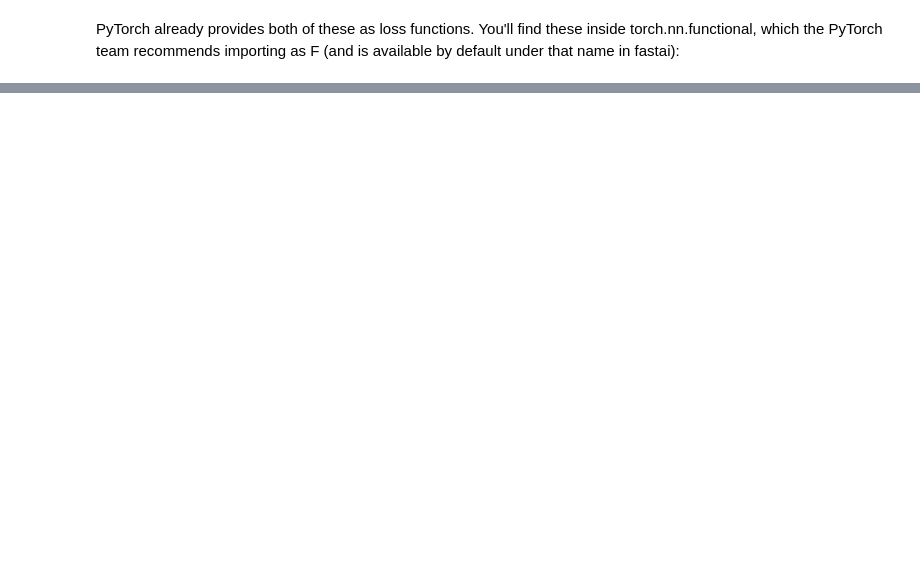
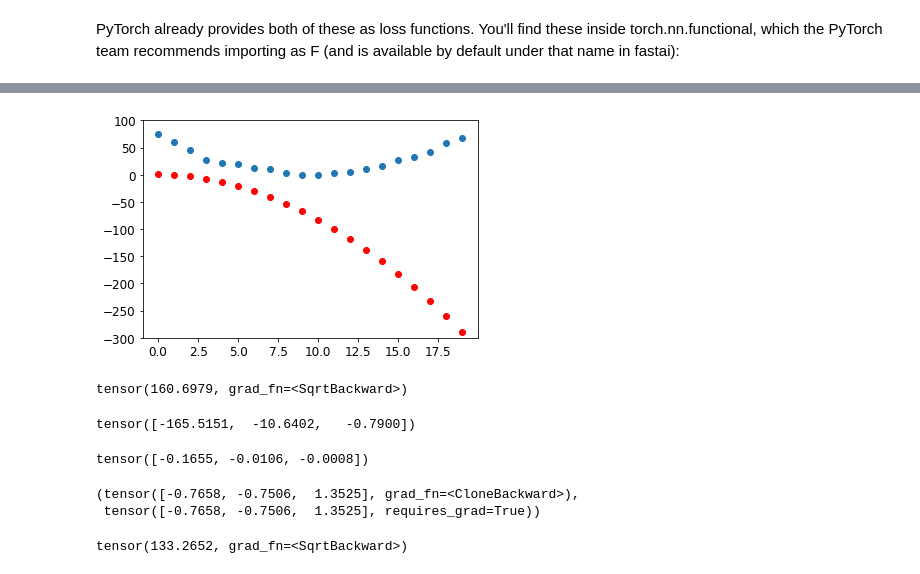
Before and after one commit to code4plot/aws, a Jupyter notebook: MNIST_3-7.ipynb, the cells around one changed output, grey strips where cells are left out. Cells and saved outputs as stored; diff of their text form; code cells hidden in the pictures; blank space fills up the shorter version.

```diff
--- a/MNIST_3-7.ipynb
+++ b/MNIST_3-7.ipynb
@@ -163,0 +282,5 @@ F.l1_loss(a_3, mean7), F.mse_loss(a_3, mean7).sqrt()
+# %%
+#define a quadratic function
+def f(t,params):
+    a,b,c = params
+    return a*(t**2) + (b*t) + c
@@ -163,0 +291,37 @@ F.l1_loss(a_3, mean7), F.mse_loss(a_3, mean7).sqrt()
+# %%
+#initialize parameters
+params = torch.randn(3).requires_grad_()
+orig_params = params.clone()
+# %%
+#calculate the predictions
+preds = f(time, params)
+# %%
+#function to plot out prediction vs targets
+def show_preds(preds, ax = None):
+    if ax is None: ax=plt.subplots()[1]
+    ax.plot(time,speed, 'o')
+    ax.plot(time, to_np(preds), 'o', color='red')
+    ax.set_ylim(-300,100)
+# %%
+show_preds(preds)
+# %% [output]
+[figure, added]
+# %%
+loss = mse(preds,speed)
+loss
+# %% [output]
+tensor(160.6979, grad_fn=<SqrtBackward>)
+# %%
+loss.backward()
+params.grad
+# %% [output]
+tensor([-165.5151,  -10.6402,   -0.7900])
+# %%
+params.grad * 1e-3
+# %% [output]
+tensor([-0.1655, -0.0106, -0.0008])
+# %%
+orig_params, params
+# %% [output]
+(tensor([-0.7658, -0.7506,  1.3525], grad_fn=<CloneBackward>),
+ tensor([-0.7658, -0.7506,  1.3525], requires_grad=True))
@@ -163,0 +333,5 @@ F.l1_loss(a_3, mean7), F.mse_loss(a_3, mean7).sqrt()
+# %%
+preds = f(time, params)
+mse(preds, speed)
+# %% [output]
+tensor(133.2652, grad_fn=<SqrtBackward>)
```
Also changed, not shown: parts of 95 cells of this notebook.
